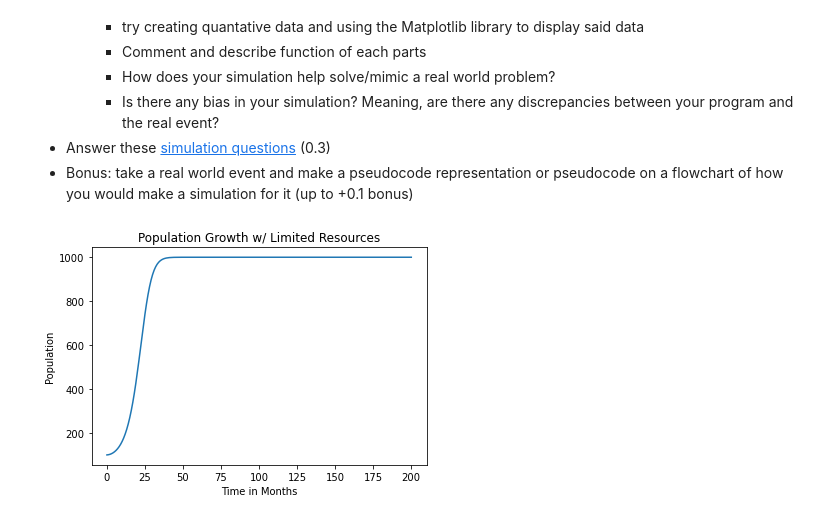
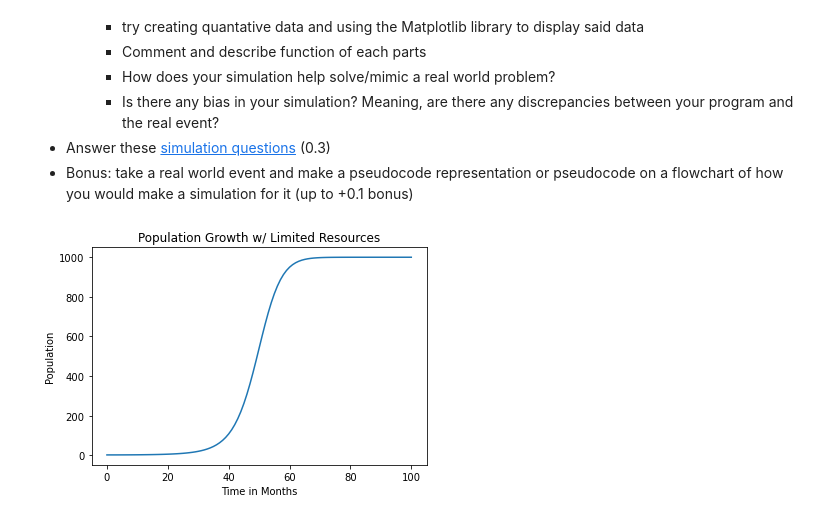
Before and after one commit to Ekamjot-Kaire/fast-pages, a Jupyter notebook: _notebooks/2023-04-25-P3M-Simulations.ipynb, the cells around one changed output. Cells and saved outputs as stored; diff of their text form; code cells hidden in the pictures.

Commit message:
simulation hacks

```diff
--- a/_notebooks/2023-04-25-P3M-Simulations.ipynb
+++ b/_notebooks/2023-04-25-P3M-Simulations.ipynb
@@ -316,26 +316,26 @@ This simulation contains bias because it only includes certain natural disasters
 # %%
 import matplotlib.pyplot as plt
 
 M = 1000 # max capacity of animals that can be carried
-a = 100 # initial number of animals at start of simulation
-k = 0.01 # logistic growth rate
+a = 2 # initial number of animals at start of simulation
+k = 0.005 # logistic growth rate
 e = 2.71828 # approximate value of e (not included in python)
 
-t = 200 # time span of simulation
+t = 100 # time span of simulation
 
 population = [a]
 time = [0]
 
 for i in range(1, t+1):
     y = M / (1 + ((M / a) - 1) * e ** (-k * i))
     population.append(y)
     time.append(i)
     a = y # new population value is set equal to current population value
 
 plt.plot(time, population)
 plt.xlabel('Time in Months')
 plt.ylabel('Population')
 plt.title('Population Growth w/ Limited Resources')
 plt.show()
 # %% [output]
-[figure, old version]
+[figure, new version]
```
Also changed, not shown: parts of 1 cell of this notebook.
